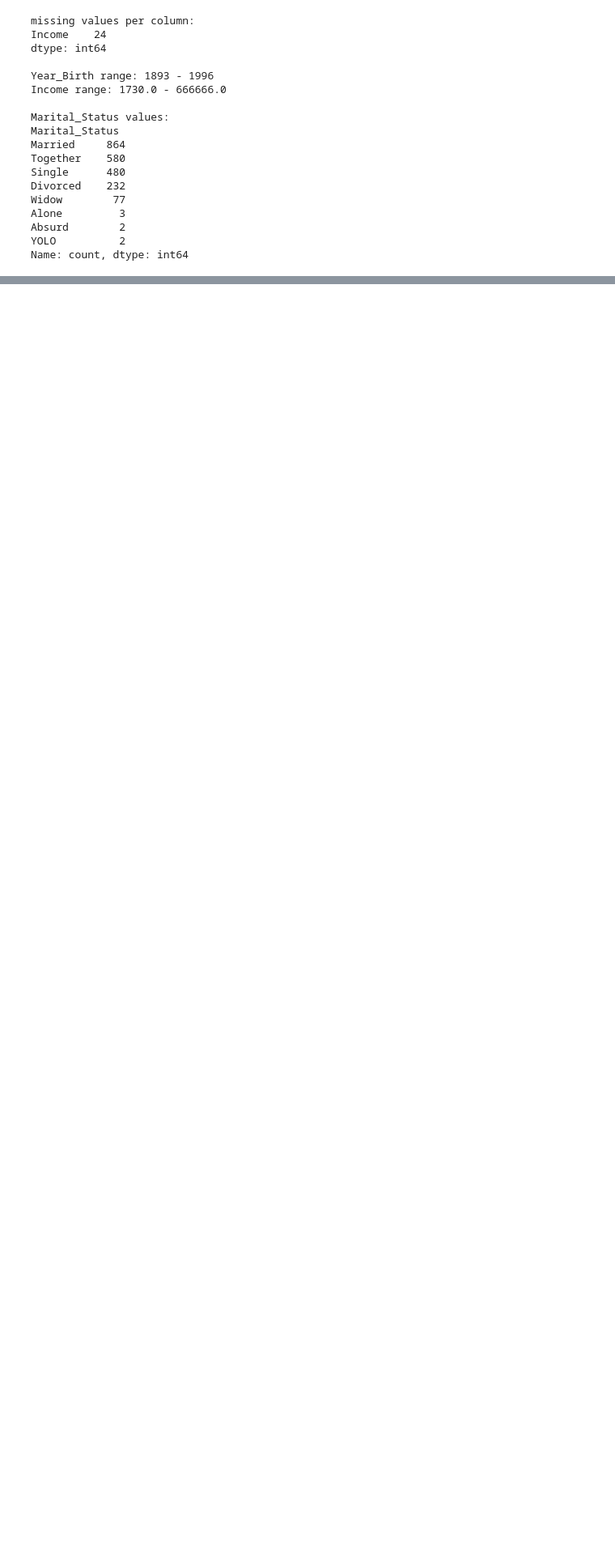
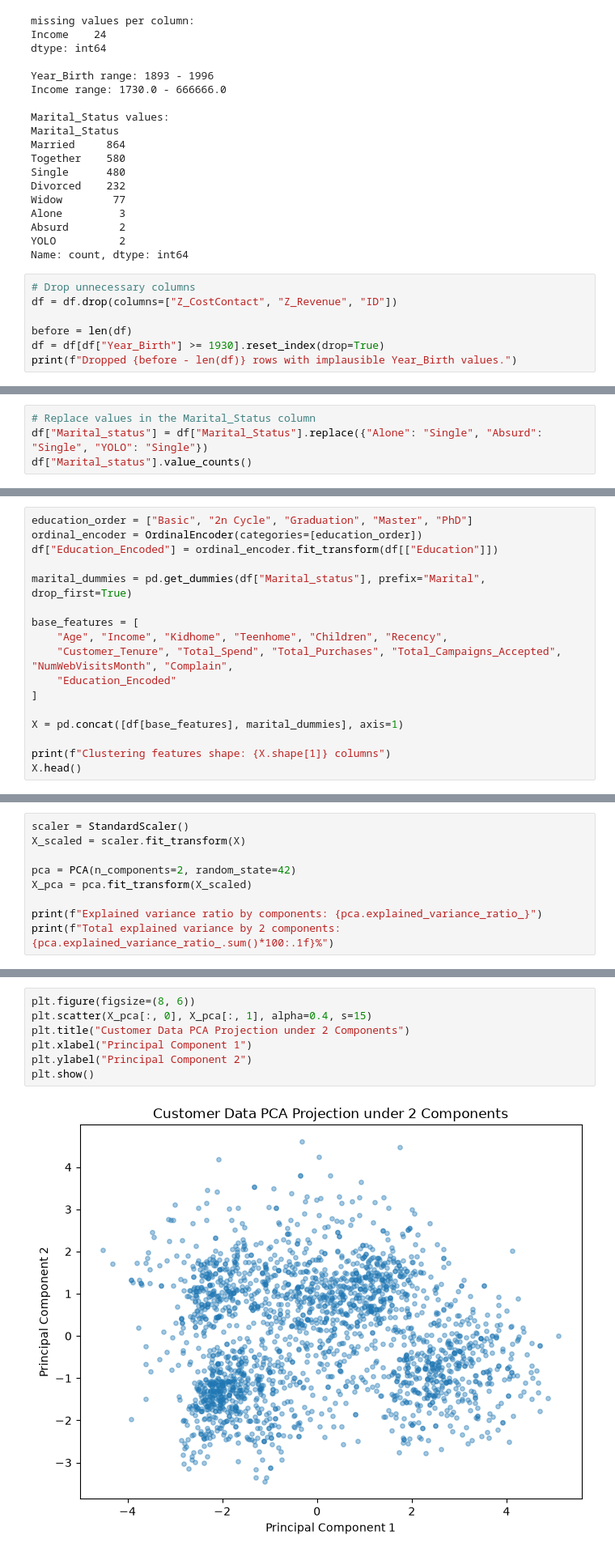
Before and after one commit to Asyllaw/DecodeLabs-Internship, a Jupyter notebook: project3/marketing_campaign.ipynb, the cells around one changed output, grey strips where cells are left out. Shown at 81% size. Cells and saved outputs as stored; diff of their text form; blank space fills up the shorter version.

```diff
--- a/project3/marketing_campaign.ipynb
+++ b/project3/marketing_campaign.ipynb
@@ -49,3 +49,10 @@ Alone         3
 Absurd        2
 YOLO          2
 Name: count, dtype: int64
+# %%
+# Drop unnecessary columns
+df = df.drop(columns=["Z_CostContact", "Z_Revenue", "ID"])
+
+before = len(df)
+df = df[df["Year_Birth"] >= 1930].reset_index(drop=True)
+print(f"Dropped {before - len(df)} rows with implausible Year_Birth values.")
@@ -51,0 +73,4 @@ Name: count, dtype: int64
+# %%
+# Replace values in the Marital_Status column
+df["Marital_status"] = df["Marital_Status"].replace({"Alone": "Single", "Absurd": "Single", "YOLO": "Single"})
+df["Marital_status"].value_counts()
@@ -51,0 +117,17 @@ Name: count, dtype: int64
+# %%
+education_order = ["Basic", "2n Cycle", "Graduation", "Master", "PhD"]
+ordinal_encoder = OrdinalEncoder(categories=[education_order])
+df["Education_Encoded"] = ordinal_encoder.fit_transform(df[["Education"]])
+
+marital_dummies = pd.get_dummies(df["Marital_status"], prefix="Marital", drop_first=True)
+
+base_features = [
+    "Age", "Income", "Kidhome", "Teenhome", "Children", "Recency",
+    "Customer_Tenure", "Total_Spend", "Total_Purchases", "Total_Campaigns_Accepted", "NumWebVisitsMonth", "Complain",
+    "Education_Encoded"
+]
+
+X = pd.concat([df[base_features], marital_dummies], axis=1)
+
+print(f"Clustering features shape: {X.shape[1]} columns")
+X.head()
@@ -51,0 +142,9 @@ Name: count, dtype: int64
+# %%
+scaler = StandardScaler()
+X_scaled = scaler.fit_transform(X)
+
+pca = PCA(n_components=2, random_state=42)
+X_pca = pca.fit_transform(X_scaled)
+
+print(f"Explained variance ratio by components: {pca.explained_variance_ratio_}")
+print(f"Total explained variance by 2 components: {pca.explained_variance_ratio_.sum()*100:.1f}%")
@@ -51,0 +154,9 @@ Name: count, dtype: int64
+# %%
+plt.figure(figsize=(8, 6))
+plt.scatter(X_pca[:, 0], X_pca[:, 1], alpha=0.4, s=15)
+plt.title("Customer Data PCA Projection under 2 Components")
+plt.xlabel("Principal Component 1")
+plt.ylabel("Principal Component 2")
+plt.show()
+# %% [output]
+[figure, added]
```
Also changed, not shown: parts of 7 cells of this notebook.
